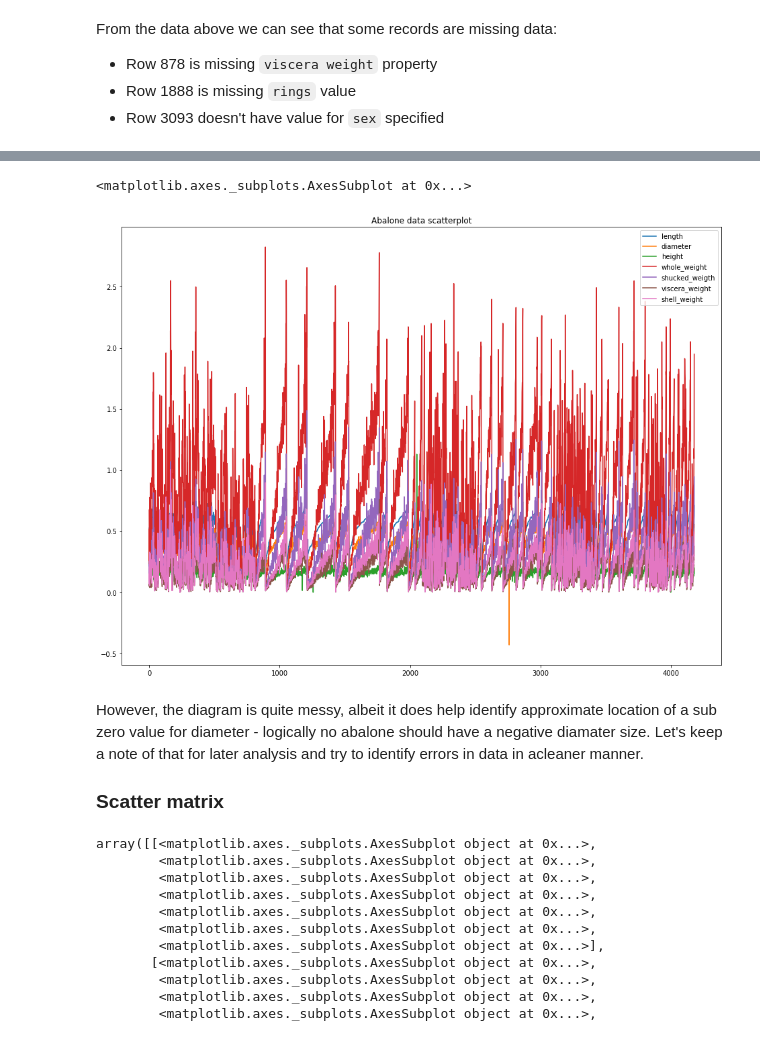
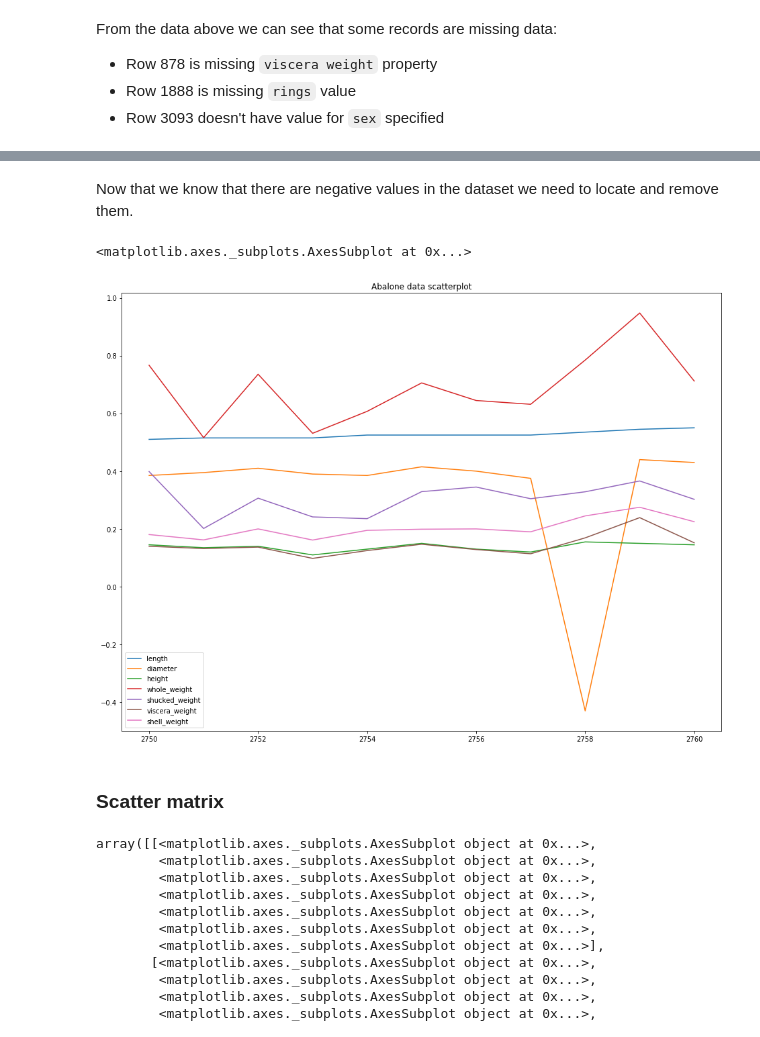
Before and after one commit to viciouspetal/data-analytics-notebook, a Jupyter notebook: Assignment workbook.ipynb, the cells around one changed output, grey strips where cells are left out. Saved outputs shown, nothing was run; the diff lists cells and outputs as text; code cells hidden in the pictures.

Commit message:
Added shucked weight check. Filled some of the summary writing

```diff
--- a/Assignment workbook.ipynb
+++ b/Assignment workbook.ipynb
@@ -10,7 +14,7 @@ path_to_csv = "data/abalone.csv"
 In order to easily identify data, which in the dataset provided doesn't have headers specified, we need to name our columns.
 At the same time we can add indices to the columns to speed up computations and enable random access to data.
 # %%
-df = pd.read_csv(path_to_csv, names=['sex', 'length', 'diameter', 'height', 'whole_weight', 'shucked_weigth','viscera_weight', 'shell_weight','rings'], header=None)
+df = pd.read_csv(path_to_csv, names=['sex', 'length', 'diameter', 'height', 'whole_weight', 'shucked_weight','viscera_weight', 'shell_weight','rings'], header=None)
 # %% [markdown]
 We need to verify that the data was imported successfully. The easiest avenue is to check the head and tail of the dataset
 # %%
@@ -69,11 +82,12 @@ NameError: name 'stuff' is not defined
+# %% [markdown]
+Now that we know that there are negative values in the dataset we need to locate and remove them.
 # %%
-df.plot(figsize=(16,12), title='Abalone data scatterplot')
+df.loc[2750:2760].plot(figsize=(16,12), title='Abalone data scatterplot')
 # %% [output]
 <matplotlib.axes._subplots.AxesSubplot at 0x...>
-[figure, old version]
+[figure, new version]
-# %% [markdown]
-However, the diagram is quite messy, albeit it does help identify approximate location of a sub zero value for diameter - logically no abalone should have a negative diamater size. Let's keep a note of that for later analysis and try to identify errors in data in  acleaner manner.
-### Scatter matrix
+# %% [markdown]
+### Scatter matrix
 # %%
 df.corr()
 pd.plotting.scatter_matrix(df, figsize=(12,16), s=100)
```
Also changed, not shown: parts of 14 cells of this notebook.
